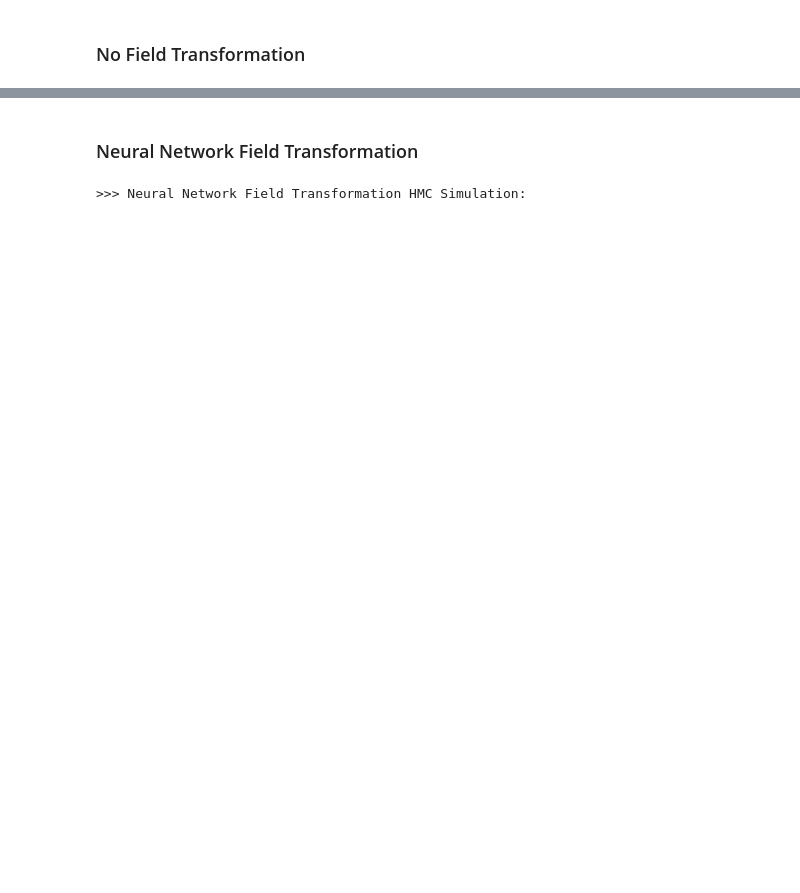
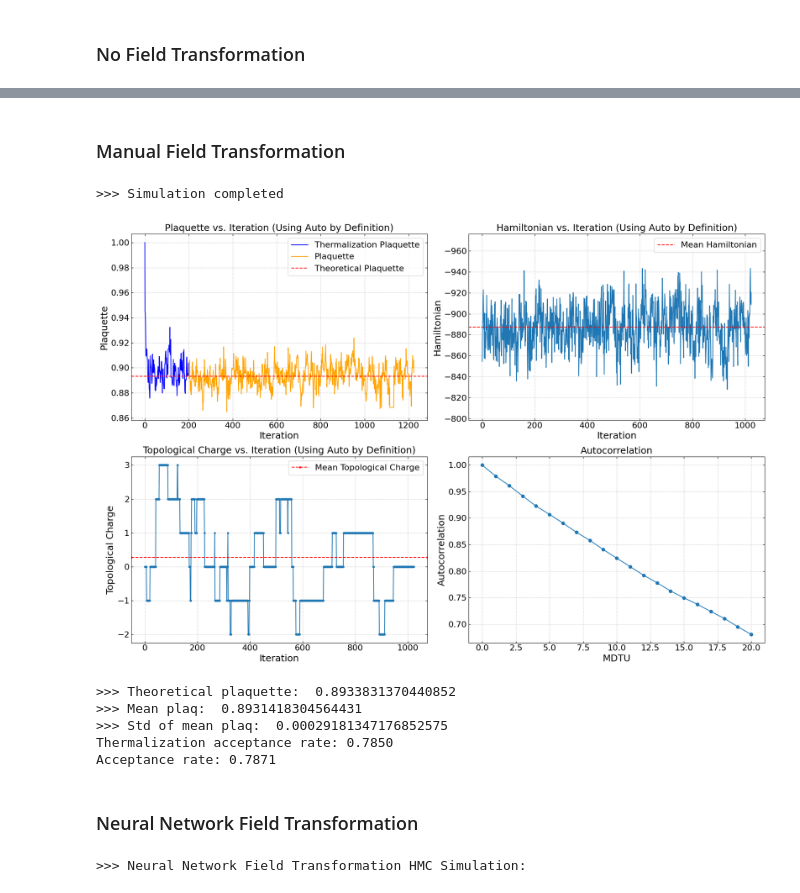
Before and after one commit to Greyyy-HJC/hmc_ft, a Jupyter notebook: 2d_u1/main.ipynb, the cells around one changed output, grey strips where cells are left out. Saved outputs shown, nothing was run; the diff lists cells and outputs as text; code cells hidden in the pictures; blank space fills up the shorter version.

```diff
--- a/2d_u1/main.ipynb
+++ b/2d_u1/main.ipynb
@@ -62,3 +60,32 @@ Acceptance rate: 0.7812
+# %% [markdown]
+### Manual Field Transformation
+# %%
+def manual_transformation(U, epsilon=0.01):
+    # noise = epsilon * (torch.randn_like(U) + 0.5)
+    return U + torch.pi
+
+# Initialize HMC
+hmc = HMC_U1_FT(lattice_size, beta, n_thermalization_steps, n_steps, step_size, field_transformation=manual_transformation, jacobian_interval=64, device=device)
+
+# Thermalize the system
+theta_thermalized, therm_plaq_ls, therm_acceptance_rate = hmc.thermalize()
+
+# Run HMC without field transformation
+final_config, plaq_ls, acceptance_rate, topological_charges, hamiltonians = hmc.run(n_iterations, theta_thermalized)
+
+print(">>> Simulation completed")
+
+# Compute autocorrelation of topological charges
+max_lag = 20
+hmc_summary(beta, max_lag, volume, therm_plaq_ls, plaq_ls, topological_charges, hamiltonians, therm_acceptance_rate, acceptance_rate)
+# %% [output]
+>>> Simulation completed
+[figure, added]
+>>> Theoretical plaquette:  0.8933831370440852
+>>> Mean plaq:  0.8931418304564431
+>>> Std of mean plaq:  0.00029181347176852575
+Thermalization acceptance rate: 0.7850
+Acceptance rate: 0.7871
 # %% [markdown]
 ### Neural Network Field Transformation
 # %%
```
Also changed, not shown: parts of 3 cells of this notebook, 10 other files.
